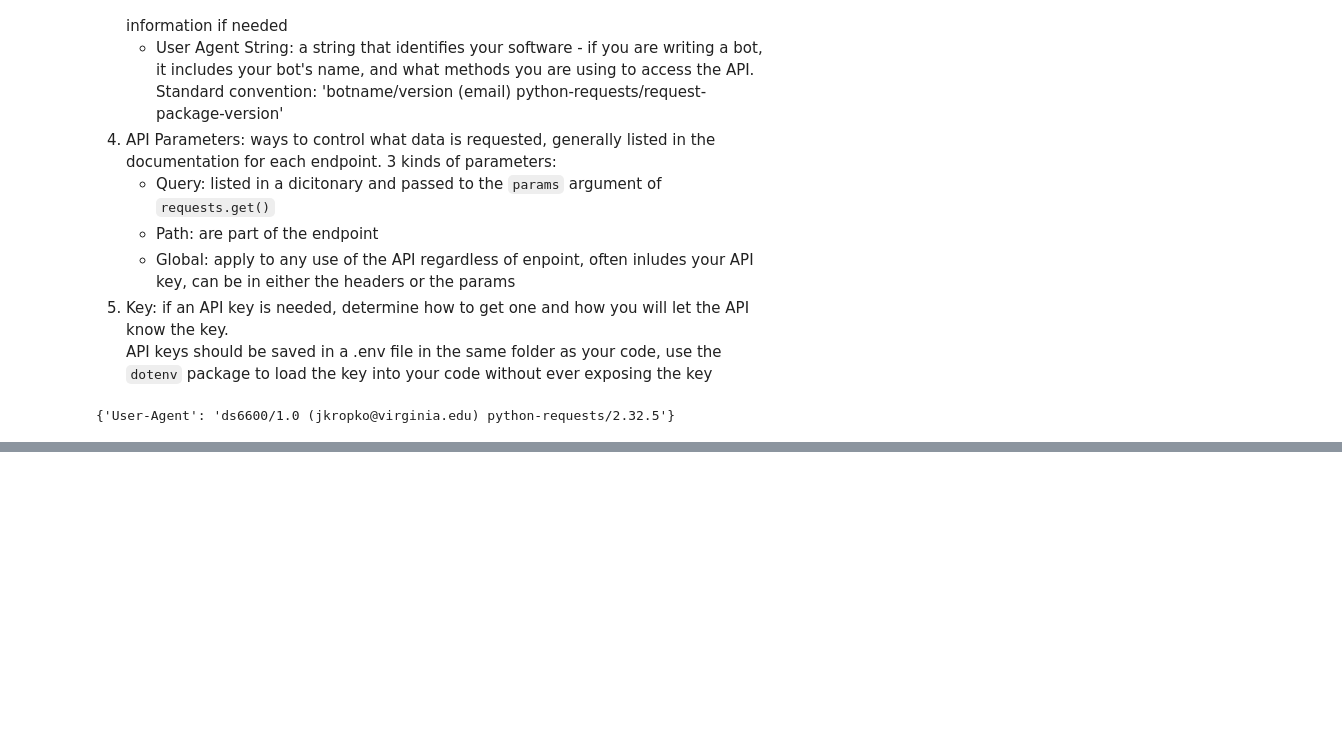
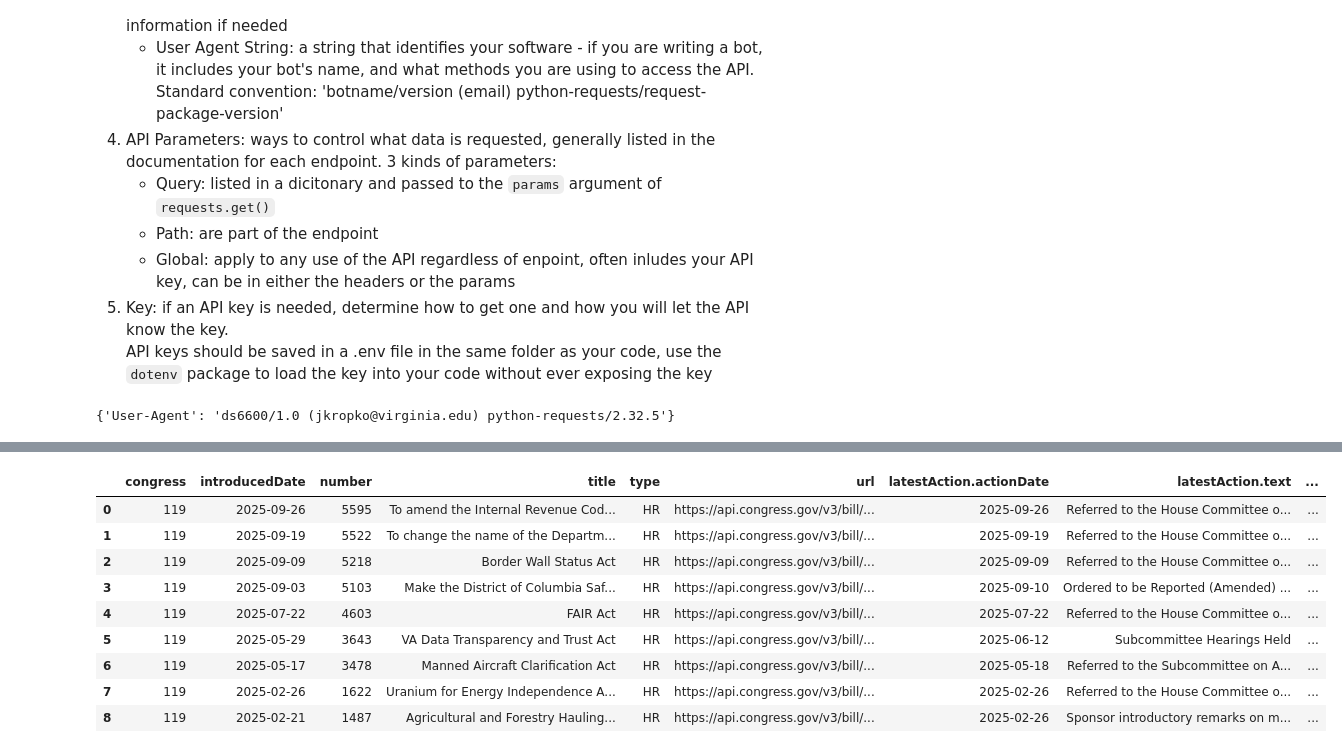
Before and after one commit to janiceeguo/DS6600-congress, a Jupyter notebook: notebooks/congressapi.ipynb, the cells around one changed output, grey strips where cells are left out. Saved outputs shown, nothing was run; the diff lists cells and outputs as text; code cells hidden in the pictures; blank space fills up the shorter version.

Commit message:
sponsored legislation and FEC data

```diff
--- a/notebooks/congressapi.ipynb
+++ b/notebooks/congressapi.ipynb
@@ -59,0 +62,7 @@ r.json()
+# %%
+endpoint = f'/member/{bioguideId}/sponsored-legislation'
+params = {'format': 'json', 'api_key': congresskey, 'offset': 0, 'limit': 250}
+# %%
+r = requests.get(root + endpoint, headers=headers, params=params,)
+myjson = r.json()
+myjson
@@ -59,0 +87,14 @@ r.json()
+# %%
+sponsoredlegislation_df = pd.json_normalize(myjson, record_path=['sponsoredLegislation'])
+sponsoredlegislation_df
+# %% [output]
+|  | congress | introducedDate | number | title | type | url | latestAction.actionDate | latestAction.text | ... |
+| 0 | 119 | 2025-09-26 | 5595 | To amend the Internal Revenue Cod... | HR | https://api.congress.gov/v3/bill/... | 2025-09-26 | Referred to the House Committee o... | ... |
+| 1 | 119 | 2025-09-19 | 5522 | To change the name of the Departm... | HR | https://api.congress.gov/v3/bill/... | 2025-09-19 | Referred to the House Committee o... | ... |
+| 2 | 119 | 2025-09-09 | 5218 | Border Wall Status Act | HR | https://api.congress.gov/v3/bill/... | 2025-09-09 | Referred to the House Committee o... | ... |
+| 3 | 119 | 2025-09-03 | 5103 | Make the District of Columbia Saf... | HR | https://api.congress.gov/v3/bill/... | 2025-09-10 | Ordered to be Reported (Amended) ... | ... |
+| 4 | 119 | 2025-07-22 | 4603 | FAIR Act | HR | https://api.congress.gov/v3/bill/... | 2025-07-22 | Referred to the House Committee o... | ... |
+| 5 | 119 | 2025-05-29 | 3643 | VA Data Transparency and Trust Act | HR | https://api.congress.gov/v3/bill/... | 2025-06-12 | Subcommittee Hearings Held | ... |
+| 6 | 119 | 2025-05-17 | 3478 | Manned Aircraft Clarification Act | HR | https://api.congress.gov/v3/bill/... | 2025-05-18 | Referred to the Subcommittee on A... | ... |
+| 7 | 119 | 2025-02-26 | 1622 | Uranium for Energy Independence A... | HR | https://api.congress.gov/v3/bill/... | 2025-02-26 | Referred to the House Committee o... | ... |
+| 8 | 119 | 2025-02-21 | 1487 | Agricultural and Forestry Hauling... | HR | https://api.congress.gov/v3/bill/... | 2025-02-26 | Sponsor introductory remarks on m... | ... |
```
Also changed, not shown: parts of 11 cells of this notebook.
